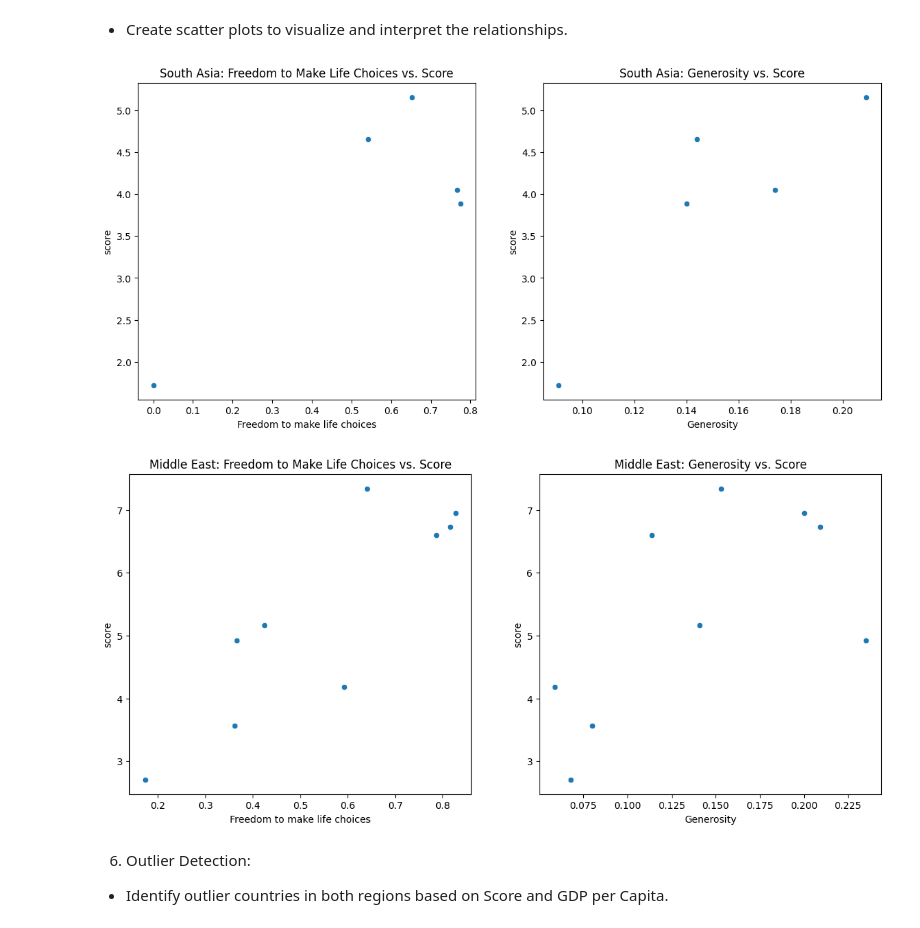
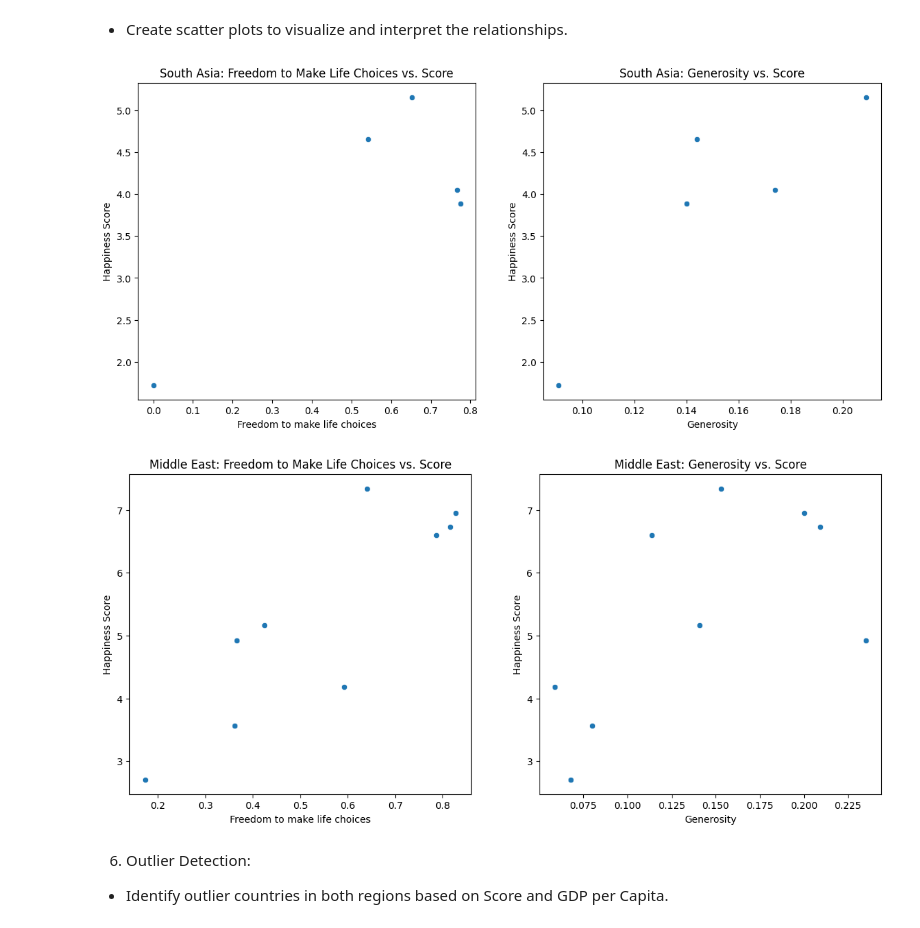
Before and after one commit to pritishma-shakya/Concepts-and-Technologies-of-AI, a Jupyter notebook: 2408412_PritishmaShakya.ipynb, the cells around one changed output. Cells and saved outputs as stored; diff of their text form; code cells hidden in the pictures.

```diff
--- a/2408412_PritishmaShakya.ipynb
+++ b/2408412_PritishmaShakya.ipynb
@@ -735,19 +736,21 @@ Middle East - Correlation between Generosity and Score: 0.6275236536964182
 # %%
 #scatter plots for south asia
 plt.figure(figsize=(14, 6))
 #scatter plot compairing the correlation of score with Freedom to make life choices for south asia
 plt.subplot(1, 2, 1)
 sns.scatterplot(x='Freedom to make life choices', y='score', data=south_asian_data)
 plt.title('South Asia: Freedom to Make Life Choices vs. Score')
+plt.ylabel('Happiness Score')
 
 #scatter plot compairing the correlation of score with Generosity for south asia
 plt.subplot(1, 2, 2)
 sns.scatterplot(x='Generosity', y='score', data=south_asian_data)
 plt.title('South Asia: Generosity vs. Score')
+plt.ylabel('Happiness Score')
 
 plt.show()
 # %% [output]
-[figure, old version]
+[figure, new version]
 # %%
 #scatter plots for middle east
 plt.figure(figsize=(14, 6))
@@ -756,15 +759,17 @@ plt.figure(figsize=(14, 6))
 plt.subplot(1, 2, 1)
 sns.scatterplot(x='Freedom to make life choices', y='score', data=middle_east_data)
 plt.title('Middle East: Freedom to Make Life Choices vs. Score')
+plt.ylabel('Happiness Score')
 
 #scatter plot compairing the correlation of score with Generosity for middle east
 plt.subplot(1, 2, 2)
 sns.scatterplot(x='Generosity', y='score', data=middle_east_data)
 plt.title('Middle East: Generosity vs. Score')
+plt.ylabel('Happiness Score')
 
 plt.show()
 # %% [output]
-[figure, old version]
+[figure, new version]
 # %% [markdown]
 6. Outlier Detection:
 
```
Also changed, not shown: parts of 5 cells of this notebook.
